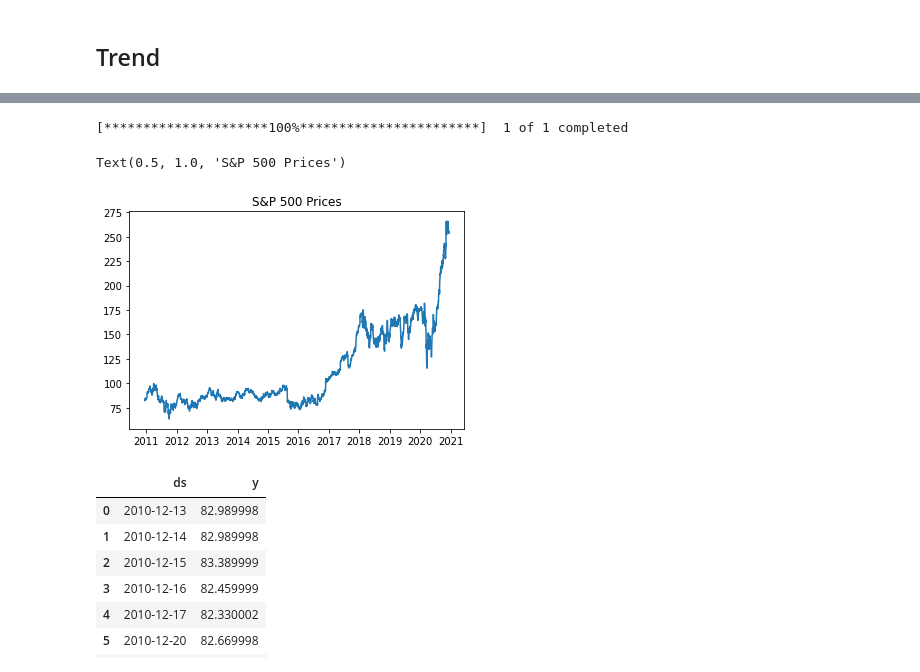
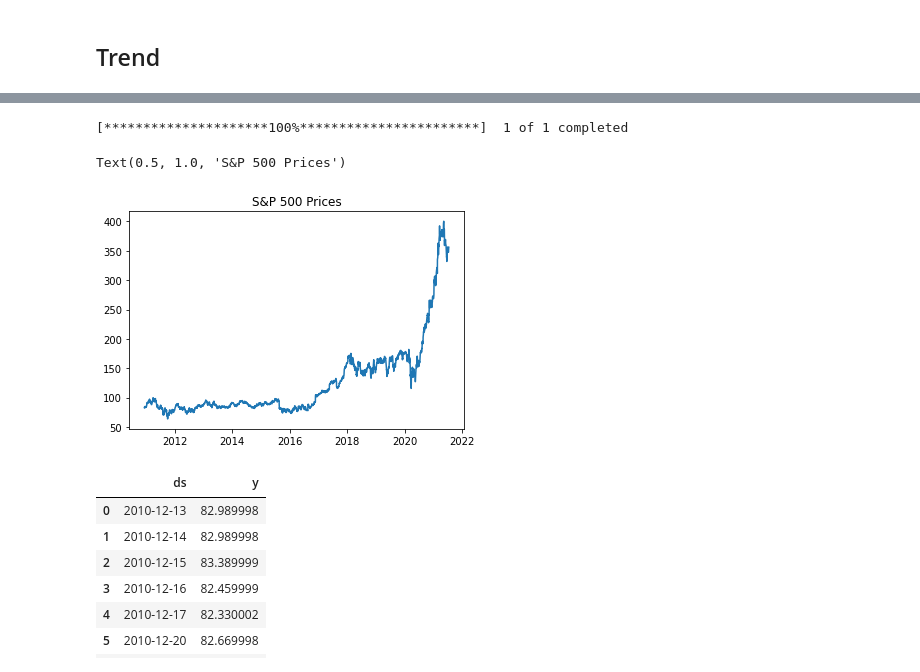
Before and after one commit to madrigaljose/madrigaljose, a Jupyter notebook: 20210713_Madrigal_NeuralProphet_Examples.ipynb, the cells around one changed output, grey strips where cells are left out. Cells and saved outputs as stored; diff of their text form; code cells hidden in the pictures.

```diff
--- a/20210713_Madrigal_NeuralProphet_Examples.ipynb
+++ b/20210713_Madrigal_NeuralProphet_Examples.ipynb
@@ -119,22 +117,22 @@ Text(0.5, 1.0, 'S&P 500 Prices')
 # %%
 yf.pdr_override()
 #data = pdr.get_data_yahoo('DE', start, end)
 #data = data[['High']]
 #data.tail()
 
 
 start = datetime(2010, 12, 13)
 end = datetime(2020, 12, 11)
-sp500_data = pdr.get_data_yahoo('DE', start, end)
+sp500_data = pdr.get_data_yahoo('DE', start)#, end)
 sp500_data['sp500'] = sp500_data[['High']]
 sp500_data = sp500_data[['sp500']]
 #plt.figure(figsize=(10, 7))
 plt.plot(sp500_data)
 plt.title('S&P 500 Prices')
 # %% [output]
 [*********************100%***********************]  1 of 1 completed
 Text(0.5, 1.0, 'S&P 500 Prices')
-[figure, old version]
+[figure, new version]
 # %%
 sp500_data = sp500_data.reset_index().rename(columns={'Date': 'ds', 'sp500': 'y'})
 sp500_data.head(10)
```
Also changed, not shown: parts of 15 cells of this notebook.
